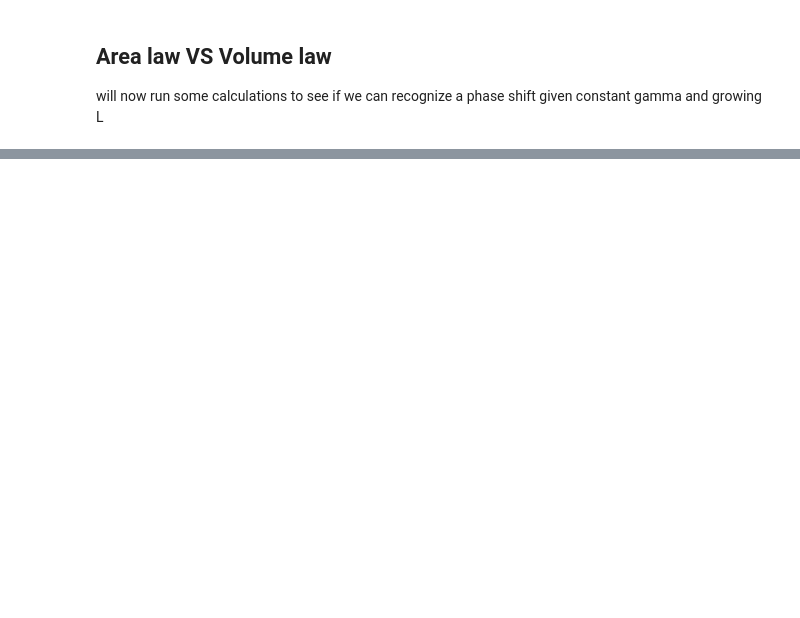
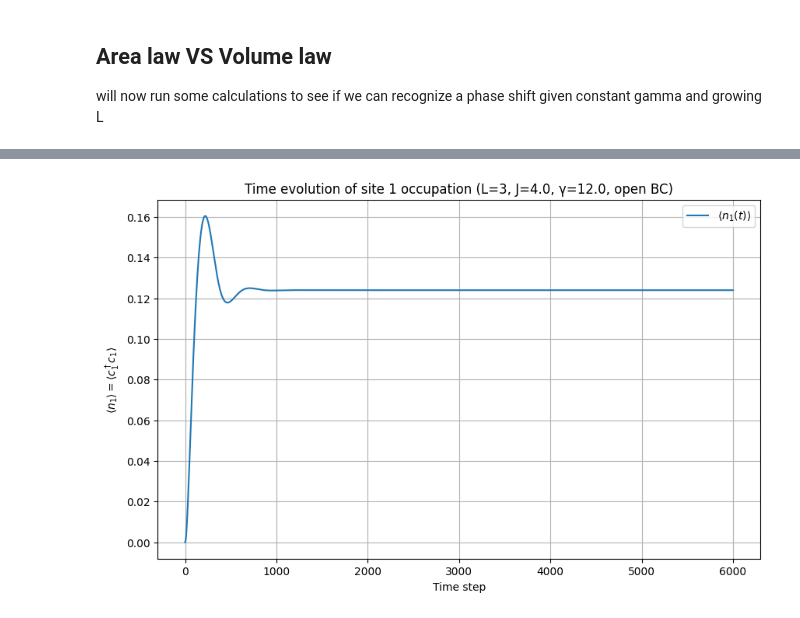
Before and after one commit to alonk-me/Quntum-measurment-model, a Jupyter notebook: quantum_measurement/jw_expansion/demo_non_hermitian.ipynb, the cells around one changed output, grey strips where cells are left out. Drawn from its saved outputs; the diff is of its cells as text; code cells hidden in the pictures; blank space fills up the shorter version.

```diff
--- a/quantum_measurement/jw_expansion/demo_non_hermitian.ipynb
+++ b/quantum_measurement/jw_expansion/demo_non_hermitian.ipynb
@@ -235,0 +318,24 @@ for l in L:
+# %%
+# Also compute time evolution of n_1 for a specific gamma value
+gamma_demo = 12.0
+L = 3
+J = 4.0
+N_steps = 6000
+dt = 0.001
+
+sim_demo = NonHermitianHatSimulator(L=L, J=J, dt=dt, gamma=gamma_demo, N_steps=N_steps, closed_boundary=True)
+Q_demo, n_traj_demo = sim_demo.simulate_trajectory()
+
+
+# Plot time evolution of n_1
+plt.figure(figsize=(10, 6))
+time_steps = np.arange(N_steps + 1)
+plt.plot(time_steps, n_traj_demo[:, 0], label=r'$\langle n_1(t) \rangle$')
+plt.xlabel('Time step')
+plt.ylabel(r'$\langle n_1 \rangle = \langle c^\dagger_1 c_1 \rangle$')
+plt.title(f'Time evolution of site 1 occupation (L={L}, J={J}, γ={gamma_demo}, open BC)')
+plt.grid(True)
+plt.legend()
+plt.show()
+# %% [output]
+[figure, added]
```
Also changed, not shown: parts of 14 cells of this notebook, 3 other files.
